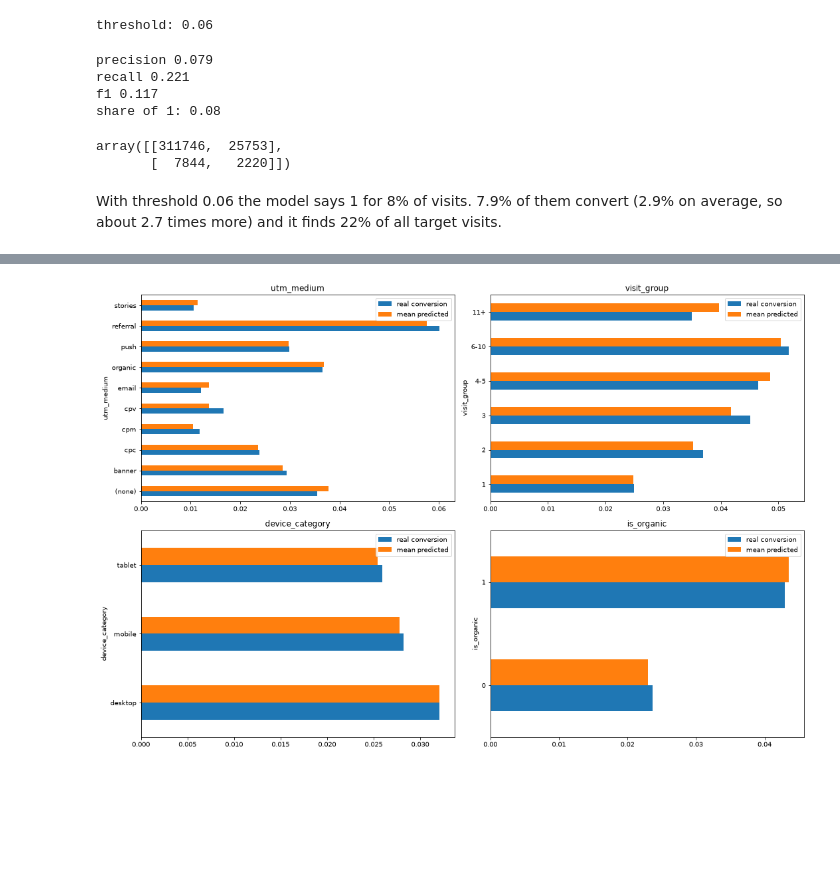
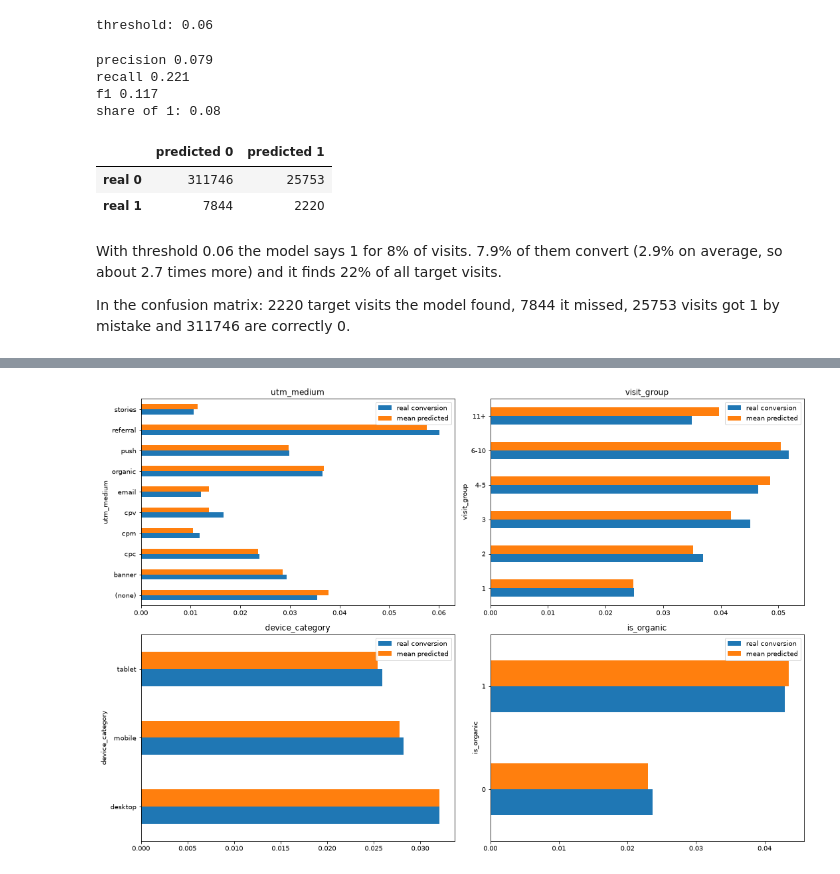
Before and after one commit to Alikonchik-Kaedahara/sber_auto_subscription, a Jupyter notebook: 02_model.ipynb, the cells around one changed output, grey strips where cells are left out. Saved outputs shown, nothing was run; the diff lists cells and outputs as text; code cells hidden in the pictures; blank space fills up the shorter version.

Commit message:
model notebook: headings for every result, labeled confusion matrix, summary

```diff
--- a/02_model.ipynb
+++ b/02_model.ipynb
@@ -368,17 +411,20 @@ threshold: 0.06
 # %%
 test_proba = model.predict_proba(X_test[FINAL_FEATURES])[:, 1]
 test_pred = (test_proba >= threshold).astype(int)
 print('precision', round(precision_score(y_test, test_pred), 3))
 print('recall', round(recall_score(y_test, test_pred), 3))
 print('f1', round(f1_score(y_test, test_pred), 3))
 print('share of 1:', round(test_pred.mean(), 3))
-confusion_matrix(y_test, test_pred)
+pd.DataFrame(confusion_matrix(y_test, test_pred), index=['real 0', 'real 1'], columns=['predicted 0', 'predicted 1'])
 # %% [output]
 precision 0.079
 recall 0.221
 f1 0.117
 share of 1: 0.08
-array([[311746,  25753],
-       [  7844,   2220]])
+|  | predicted 0 | predicted 1 |
+| real 0 | 311746 | 25753 |
+| real 1 | 7844 | 2220 |
 # %% [markdown]
 With threshold 0.06 the model says 1 for 8% of visits. 7.9% of them convert (2.9% on average, so about 2.7 times more) and it finds 22% of all target visits.
+
+In the confusion matrix: 2220 target visits the model found, 7844 it missed, 25753 visits got 1 by mistake and 311746 are correctly 0.
```
Also changed, not shown: parts of 15 cells of this notebook.
